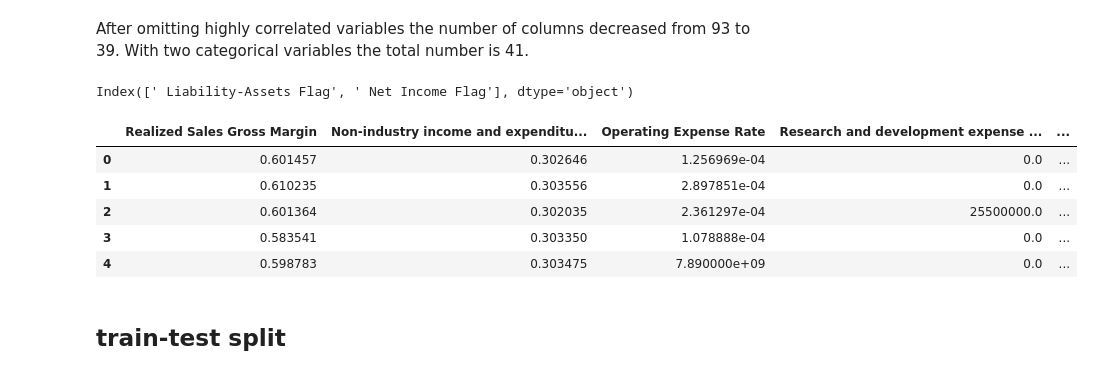
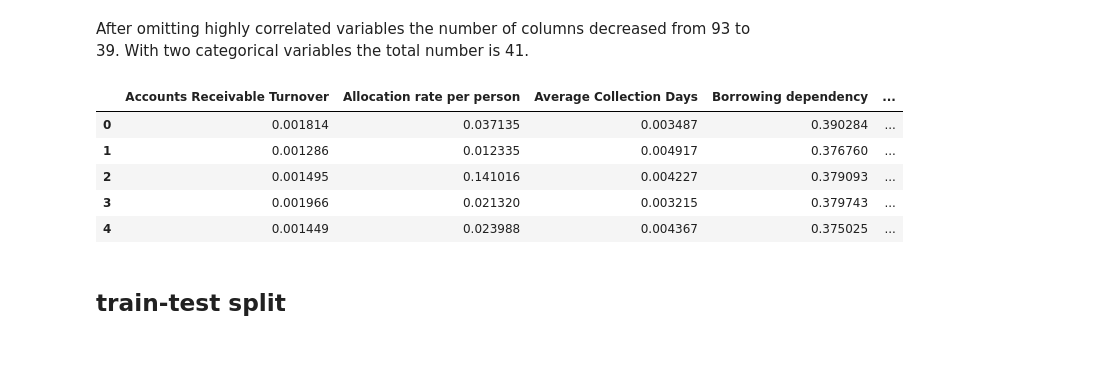
Before and after one commit to SerjWeesp/ml-python, a Jupyter notebook: bankrupt_with_logreg.ipynb, the cells around one changed output. Drawn from its saved outputs; the diff is of its cells as text; code cells hidden in the pictures.

```diff
--- a/bankrupt_with_logreg.ipynb
+++ b/bankrupt_with_logreg.ipynb
@@ -713,20 +764,21 @@ df_cut.shape
+# %%
+to_remove = high_corr(df[num_cols])
+# %%
+num_cols_cut = num_cols.difference(to_remove)
+# %%
+df_cut = df[num_cols_cut]
 # %% [markdown]
 After omitting highly correlated variables the number of columns decreased from 93 to 39. With two categorical variables the total number is 41.
-# %%
-cat_cols = df.select_dtypes(include=['int64']).columns[1:]
-cat_cols
-# %% [output]
-Index([' Liability-Assets Flag', ' Net Income Flag'], dtype='object')
 # %%
-final_df = pd.concat([df_cut, df[cat_cols], df['Bankrupt?']], axis=1).dropna()
+final_df = pd.concat([df_cut, df[cat_cols]], axis=1).dropna()
 final_df.head()
 # %% [output]
-|  | Realized Sales Gross Margin | Non-industry income and expenditu... | Operating Expense Rate | Research and development expense ... | ... |
-| 0 | 0.601457 | 0.302646 | 1.256969e-04 | 0.0 | ... |
-| 1 | 0.610235 | 0.303556 | 2.897851e-04 | 0.0 | ... |
-| 2 | 0.601364 | 0.302035 | 2.361297e-04 | 25500000.0 | ... |
-| 3 | 0.583541 | 0.303350 | 1.078888e-04 | 0.0 | ... |
-| 4 | 0.598783 | 0.303475 | 7.890000e+09 | 0.0 | ... |
+|  | Accounts Receivable Turnover | Allocation rate per person | Average Collection Days | Borrowing dependency | ... |
+| 0 | 0.001814 | 0.037135 | 0.003487 | 0.390284 | ... |
+| 1 | 0.001286 | 0.012335 | 0.004917 | 0.376760 | ... |
+| 2 | 0.001495 | 0.141016 | 0.004227 | 0.379093 | ... |
+| 3 | 0.001966 | 0.021320 | 0.003215 | 0.379743 | ... |
+| 4 | 0.001449 | 0.023988 | 0.004367 | 0.375025 | ... |
 # %% [markdown]
 ## train-test split
 # %%
```
Also changed, not shown: parts of 57 cells of this notebook, 2 other files.
